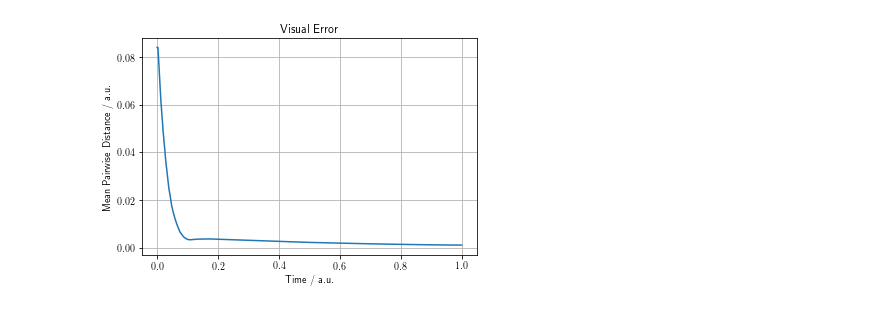
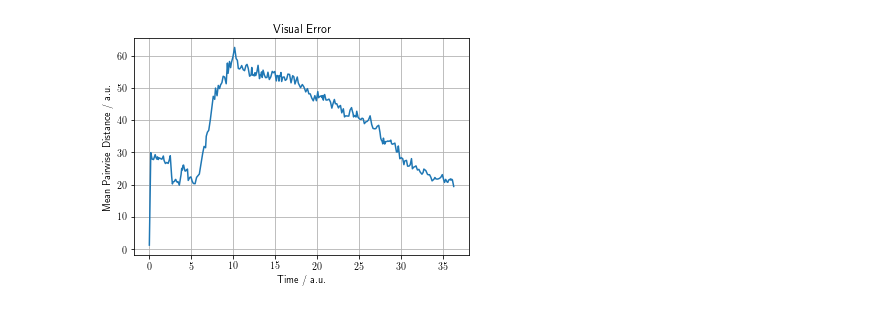
Before and after one commit to RViMLab/h_rcm_vs_ws, a Jupyter notebook: src/rcm_eval/notebooks/rcm_eval.ipynb, the cells around one changed output. Drawn from its saved outputs; the diff is of its cells as text; code cells hidden in the pictures.

```diff
--- a/src/rcm_eval/notebooks/rcm_eval.ipynb
+++ b/src/rcm_eval/notebooks/rcm_eval.ipynb
@@ -20,0 +11,4 @@ df_mpd
+# %%
+df_pd = pd.read_csv('../data/h_gen_endoscopy_stored_views/exports/pairwise_distance.csv')
+df_pd.time = df_pd.time.apply(lambda x: x - df_pd.time.iloc[0])
+df_pd
@@ -21,13 +29,10 @@ df_mpd
 # %%
-plt.plot(df_mpd.index/len(df_mpd), df_mpd.mean_pairwise_distance)
+plt.plot(df_pd.time, df_pd.mean_pairwise_distance)
 plt.title('Visual Error')
 plt.xlabel('Time / a.u.')
 plt.ylabel('Mean Pairwise Distance / a.u.')
 plt.grid()
-# plt.show()
-plt.savefig('visual_error.pdf')
-
-# fig = px.line(df_mpd, x=df_mpd.index, y='mean_pairwise_distance')
-# fig.show()
+plt.show()
+# plt.savefig('visual_error.pdf')
 # %% [output]
-[figure, old version]
+[figure, new version]
```
Also changed, not shown: parts of 14 cells of this notebook.
